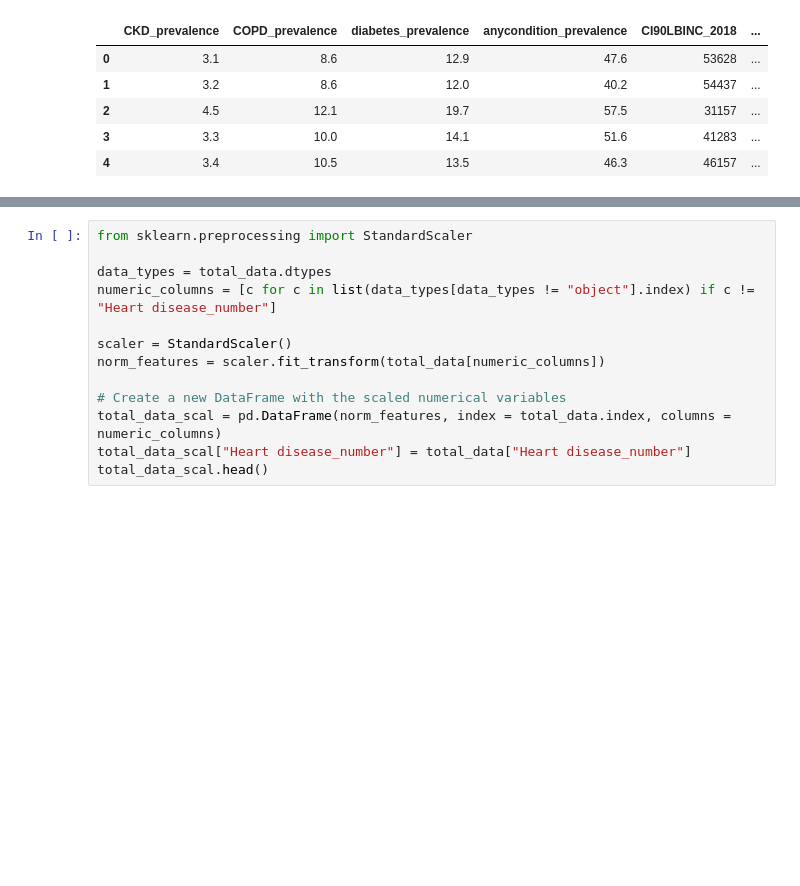
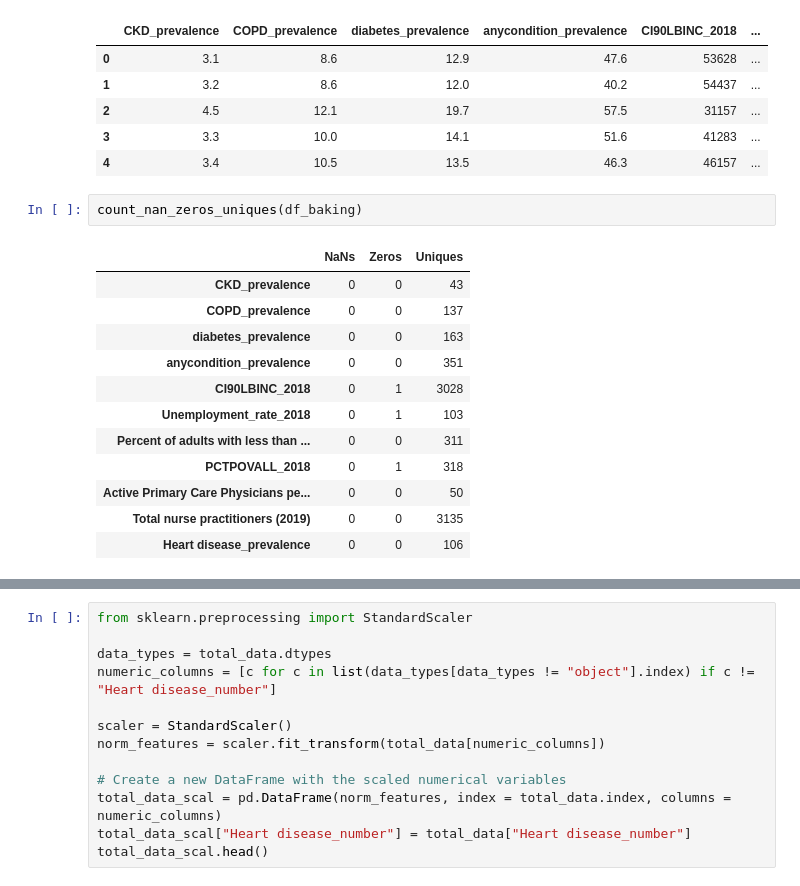
Before and after one commit to mvlarra/Project_ML_Linear_Regression_regularized_VL, a Jupyter notebook: Project_ML_Linear_Regresion_Regularized_VL.ipynb, the cells around one changed output, grey strips where cells are left out. Drawn from its saved outputs; the diff is of its cells as text; blank space fills up the shorter version.

```diff
--- a/Project_ML_Linear_Regresion_Regularized_VL.ipynb
+++ b/Project_ML_Linear_Regresion_Regularized_VL.ipynb
@@ -457,3 +451,18 @@ df_baking.head()
 | 2 | 4.5 | 12.1 | 19.7 | 57.5 | 31157 | ... |
 | 3 | 3.3 | 10.0 | 14.1 | 51.6 | 41283 | ... |
 | 4 | 3.4 | 10.5 | 13.5 | 46.3 | 46157 | ... |
+# %%
+count_nan_zeros_uniques(df_baking)
+# %% [output]
+|  | NaNs | Zeros | Uniques |
+| CKD_prevalence | 0 | 0 | 43 |
+| COPD_prevalence | 0 | 0 | 137 |
+| diabetes_prevalence | 0 | 0 | 163 |
+| anycondition_prevalence | 0 | 0 | 351 |
+| CI90LBINC_2018 | 0 | 1 | 3028 |
+| Unemployment_rate_2018 | 0 | 1 | 103 |
+| Percent of adults with less than ... | 0 | 0 | 311 |
+| PCTPOVALL_2018 | 0 | 1 | 318 |
+| Active Primary Care Physicians pe... | 0 | 0 | 50 |
+| Total nurse practitioners (2019) | 0 | 0 | 3135 |
+| Heart disease_prevalence | 0 | 0 | 106 |
```
Also changed, not shown: parts of 11 cells of this notebook, 1 other file.
